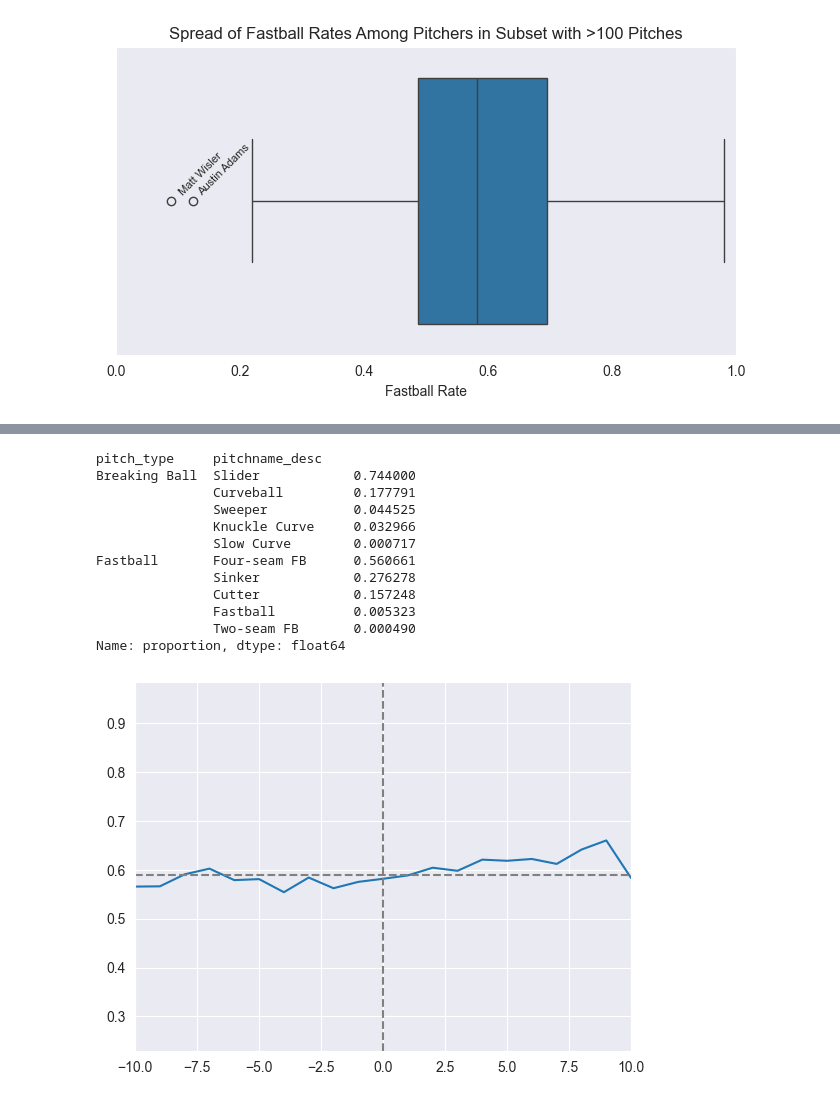
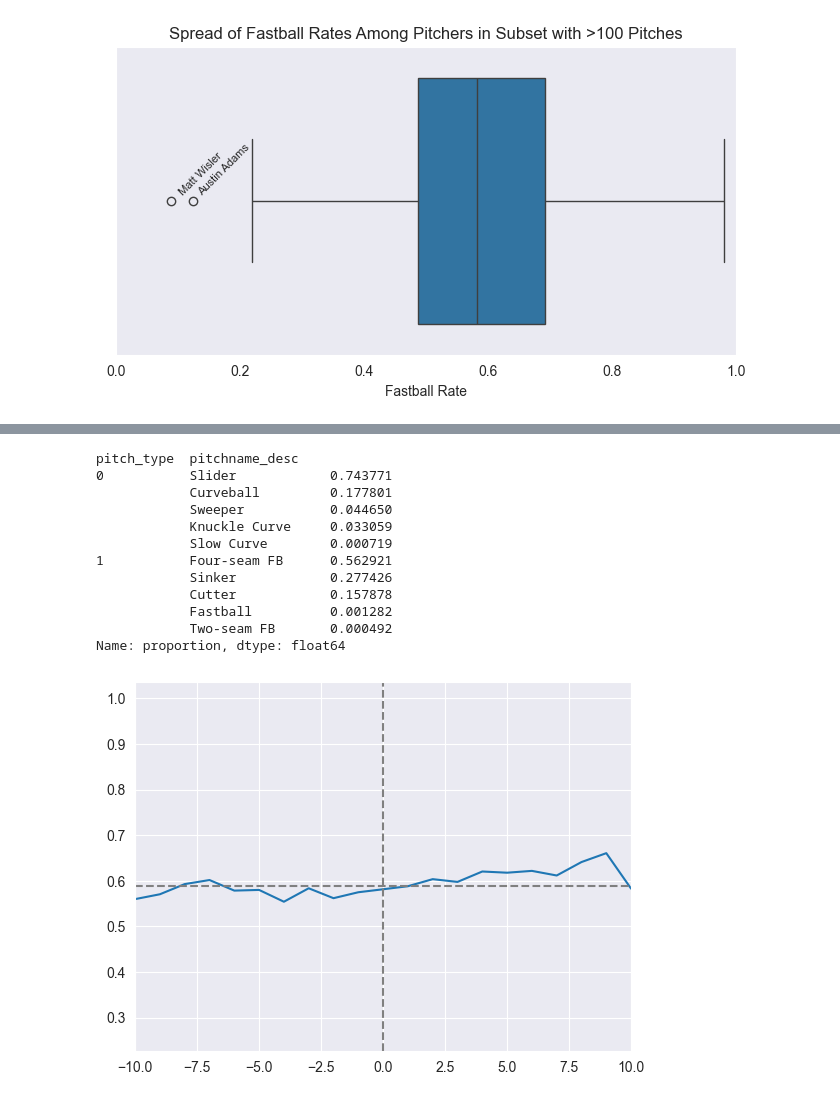
Before and after one commit to CrawfordJohn/mlb-pitchers, a Jupyter notebook: pitcher_subset.ipynb, the cells around one changed output, grey strips where cells are left out. Saved outputs shown, nothing was run; the diff lists cells and outputs as text; code cells hidden in the pictures.

```diff
--- a/pitcher_subset.ipynb
+++ b/pitcher_subset.ipynb
@@ -5,7 +5,7 @@ import seaborn as sns
 from wordcloud import WordCloud
 import numpy as np
 # %%
-binary_pitchers = pd.read_csv('pitcher_subset.csv', index_col = 0)
+binary_pitchers = pd.read_csv('data/model_data.csv')
 # %%
 binary_pitchers.columns
 # %% [output]
@@ -19,7 +24,4 @@ Index(['GameDate', 'ab', 'pitchnum', 'inning', 'teambat', 'balls', 'strikes',
       dtype='object')
-# %%
-binary_pitchers.loc[binary_pitchers['pitch_type'] == 'Fastball', 'is_fastball'] = 1.0
-binary_pitchers.loc[binary_pitchers['pitch_type'] == 'Breaking Ball', 'is_fastball'] = 0.0
 # %% [markdown]
 ### Fastball Rate by Batting Count and Heatmap
 # %%
@@ -190,29 +203,27 @@ plt.xlim(0, 1)
 # %%
 binary_pitchers.groupby('pitch_type')['pitchname_desc'].value_counts(normalize=True)
 # %% [output]
-pitch_type     pitchname_desc
-Breaking Ball  Slider            0.744000
-               Curveball         0.177791
-               Sweeper           0.044525
-               Knuckle Curve     0.032966
-               Slow Curve        0.000717
-Fastball       Four-seam FB      0.560661
-               Sinker            0.276278
-               Cutter            0.157248
-               Fastball          0.005323
-               Two-seam FB       0.000490
+pitch_type  pitchname_desc
+0           Slider            0.743771
+            Curveball         0.177801
+            Sweeper           0.044650
+            Knuckle Curve     0.033059
+            Slow Curve        0.000719
+1           Four-seam FB      0.562921
+            Sinker            0.277426
+            Cutter            0.157878
+            Fastball          0.001282
+            Two-seam FB       0.000492
 Name: proportion, dtype: float64
-# %%
-binary_pitchers['score_diff'] = np.where(binary_pitchers['teambat'] == 0, binary_pitchers['homscore'] - binary_pitchers['visscore'], binary_pitchers['visscore'] - binary_pitchers['homscore'])
 # %%
-fastball_by_score = binary_pitchers.groupby('score_diff')['is_fastball'].mean().reset_index()
-mean_fastballs = binary_pitchers['is_fastball'].mean()
+fastball_by_score = binary_pitchers.groupby('score_diff')['pitch_type'].mean().reset_index()
+mean_fastballs = binary_pitchers['pitch_type'].mean()
 # %%
-plt.plot(fastball_by_score['score_diff'], fastball_by_score['is_fastball'])
+plt.plot(fastball_by_score['score_diff'], fastball_by_score['pitch_type'])
 plt.xlim(-10, 10)
 plt.axhline(y=mean_fastballs, color='gray', linestyle = '--')
 plt.axvline(x=0, color='gray', linestyle='--')
 plt.grid()
 # %% [output]
-[figure, old version]
+[figure, new version]
 # %%
```
Also changed, not shown: parts of 21 cells of this notebook, 1 other file.
